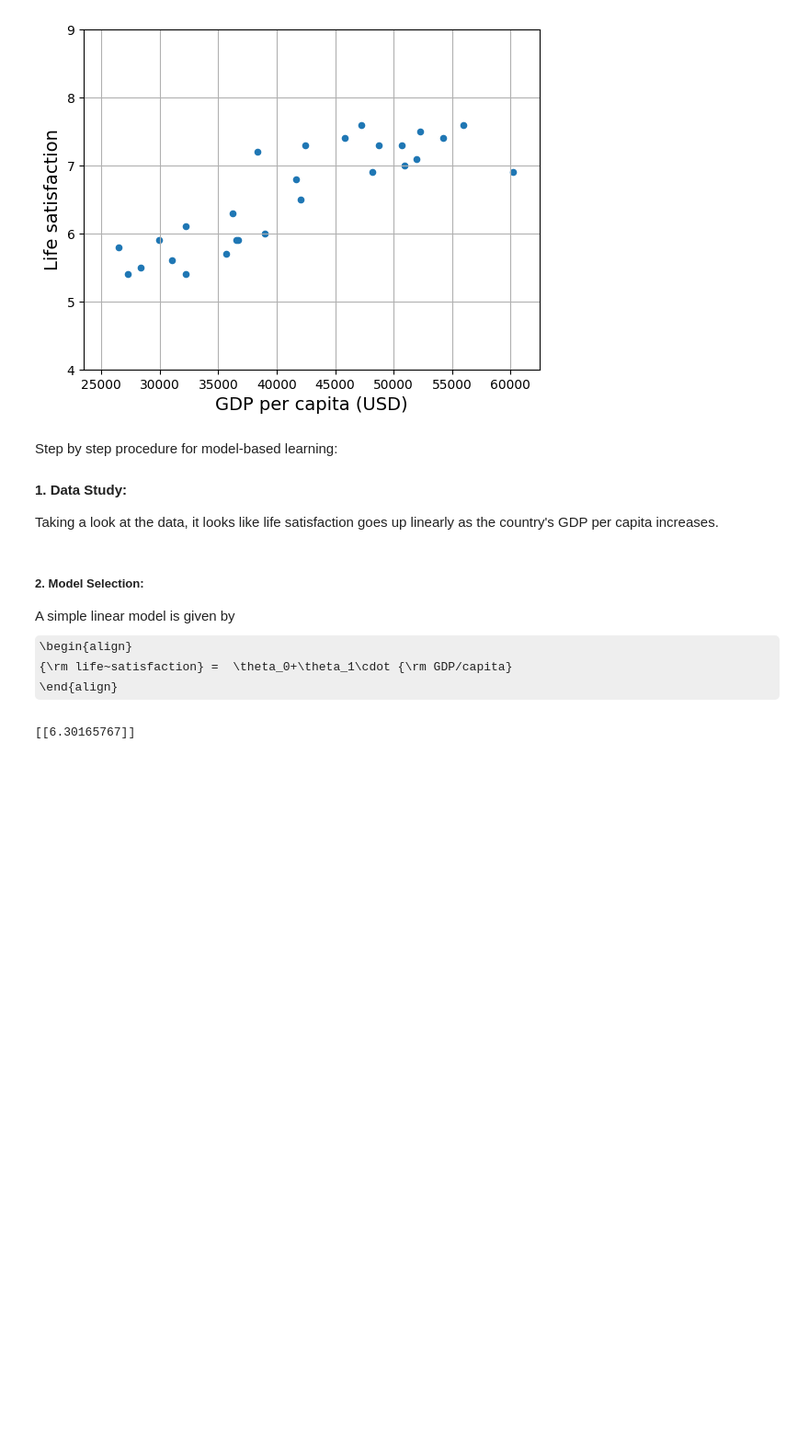
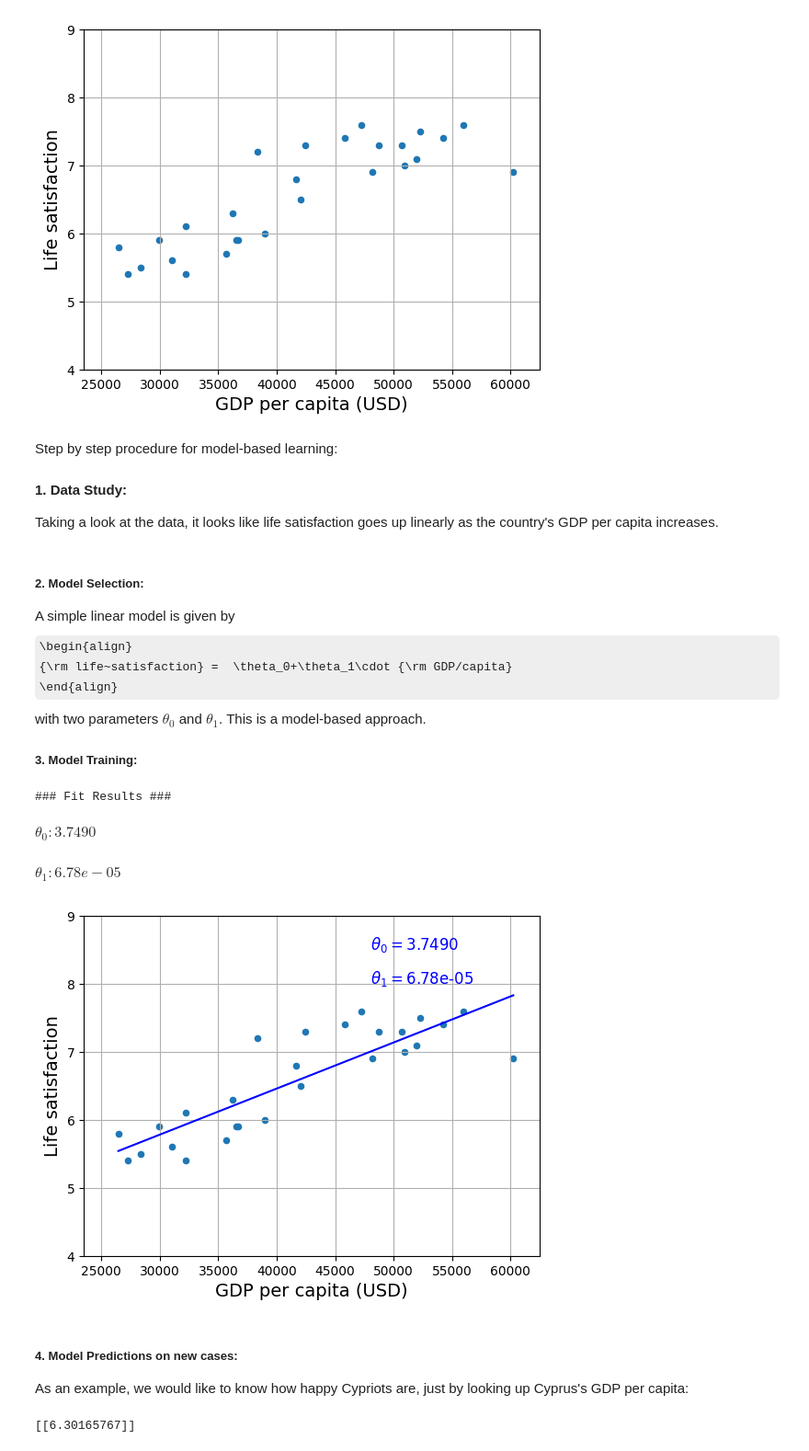
Before and after one commit to preimitz/HandsOnMachineLearning, a Jupyter notebook: notebooks/01_the_machine_learning_landscape.ipynb, the cells around one changed output. Shown at 92% size. Cells and saved outputs as stored; diff of their text form; code cells hidden in the pictures; some formulas as TeX source; blank space fills up the shorter version.

```diff
--- a/notebooks/01_the_machine_learning_landscape.ipynb
+++ b/notebooks/01_the_machine_learning_landscape.ipynb
@@ -201,15 +201,46 @@ A simple linear model is given by
 \begin{align}
 {\rm life~satisfaction} =  \theta_0+\theta_1\cdot {\rm GDP/capita}
 \end{align}
+with two parameters $\theta_0$ and $\theta_1$. This is a model-based approach.
+
+##### 3. Model Training:
 # %%
+from IPython.display import display, Math
 # Select a linear model
 model = LinearRegression()
 
 # Train the model
 model.fit(X, y)
 
-# Make a prediction for Cyprus
-X_new = [[37_655.2]]  # Cyprus' GDP per capita in 2020
-print(model.predict(X_new)) # outputs [[6.30165767]]
+intercept = model.intercept_.item()
+coeff = model.coef_.item()
+#Model parameters after the fit:
+print("### Fit Results ###")
+display(Math(r'\theta_0: {:.4f}'.format(intercept)))
+display(Math(r'\theta_1: {:.2e}'.format(model.coef_.item())))
 # %% [output]
-[[6.30165767]]
+### Fit Results ###
+$\displaystyle \theta_0: 3.7490$
+$\displaystyle \theta_1: 6.78e-05$
+# %%
+# Visualize the data
+lifesat.plot(kind='scatter', grid=True,
+             x="GDP per capita (USD)", y="Life satisfaction")
+plt.axis([23_500, 62_500, 4, 9])
+w1, w2 = intercept, coeff
+plt.plot(X, w1 + w2 * X, "b")
+plt.text(48_000, 8.5, r'$\theta_0 = ${:.4f}'.format(intercept), color="b")
+plt.text(48_000, 8.0, r'$\theta_1 = ${:.2e}'.format(coeff), color="b")
+plt.show()
+# %% [output]
+[figure, added]
+# %% [markdown]
+##### 4. Model Predictions on new cases:
+
+As an example, we would like to know how happy Cypriots are, just by looking up Cyprus's GDP per capita:
+# %%
+# Make a prediction for Cyprus
+X_new = [[37_655.2]]  # Cyprus' GDP per capita in 2020
+print(model.predict(X_new)) # outputs [[6.30165767]]
+# %% [output]
+[[6.30165767]]
```
Also changed, not shown: parts of 19 cells of this notebook.
